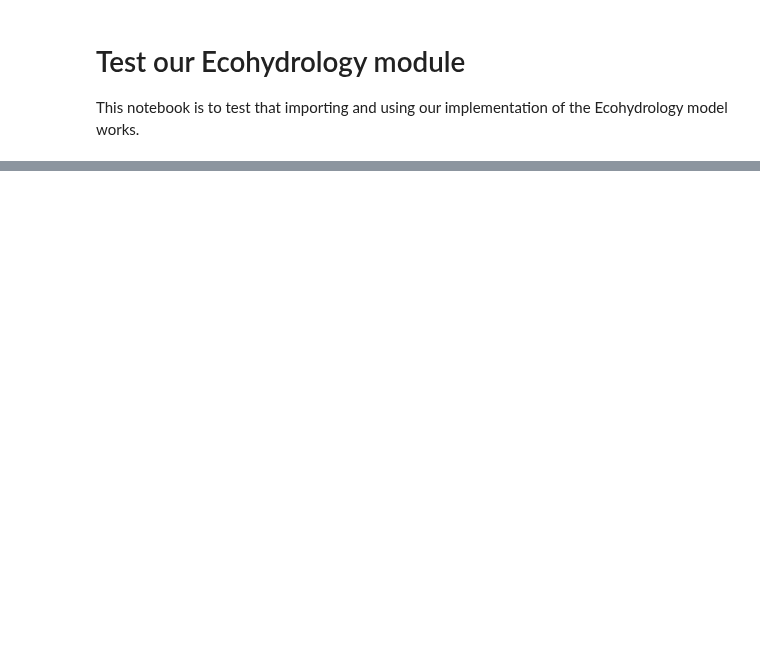
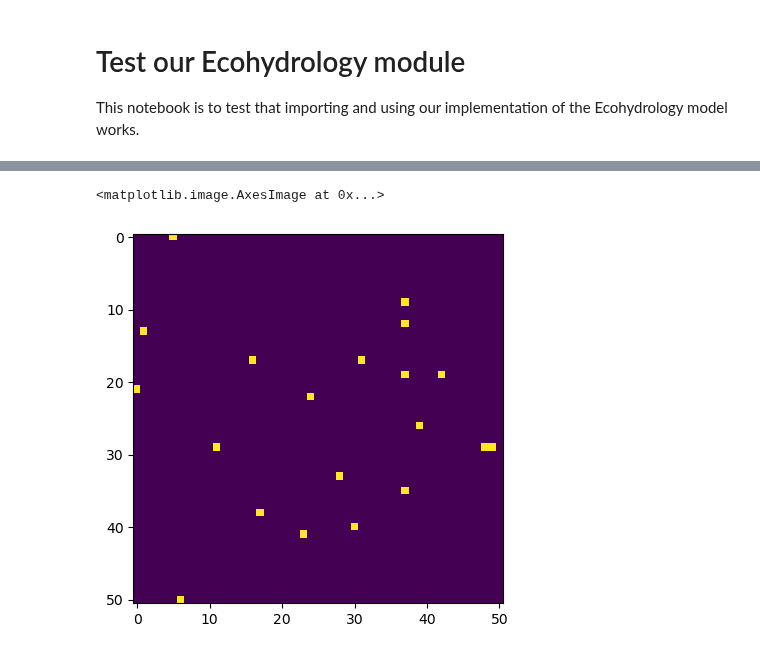
Before and after one commit to WylieMabel/TreesAndThat, a Jupyter notebook: LandLab_experiments/test_ecohydro_module.ipynb, the cells around one changed output, grey strips where cells are left out. Saved outputs shown, nothing was run; the diff lists cells and outputs as text; code cells hidden in the pictures; blank space fills up the shorter version.

```diff
--- a/LandLab_experiments/test_ecohydro_module.ipynb
+++ b/LandLab_experiments/test_ecohydro_module.ipynb
@@ -34,2 +8,10 @@ array([ 58.56913808,  58.57369947,  58.57807478, ...,   1.        ,
+# %%
+WSA_array = np.zeros((51,51))
+# Set 20 random values to 1
+indices_to_set = np.random.choice(range(51 * 51), size=20, replace=False)
+row_indices, col_indices = np.unravel_index(indices_to_set, (51, 51))
+WSA_array[row_indices, col_indices] = int(1)
+
+Ecohyd_model = EcoHyd()
 # %%
 import matplotlib.pyplot as plt
@@ -35,0 +47,5 @@ import matplotlib.pyplot as plt
+# %%
+plt.imshow(WSA_array)
+# %% [output]
+<matplotlib.image.AxesImage at 0x...>
+[figure, added]
```
Also changed, not shown: parts of 15 cells of this notebook, 1 other file.
